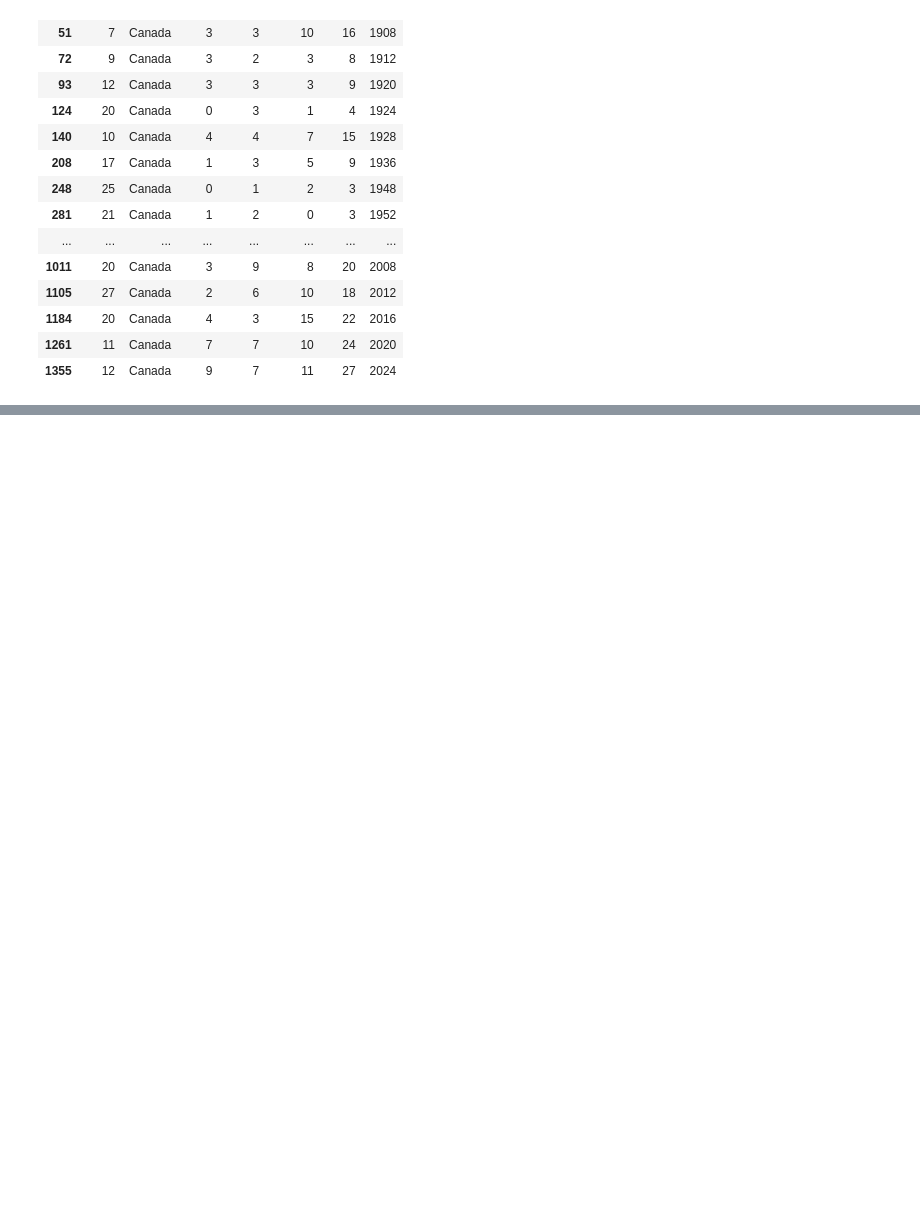
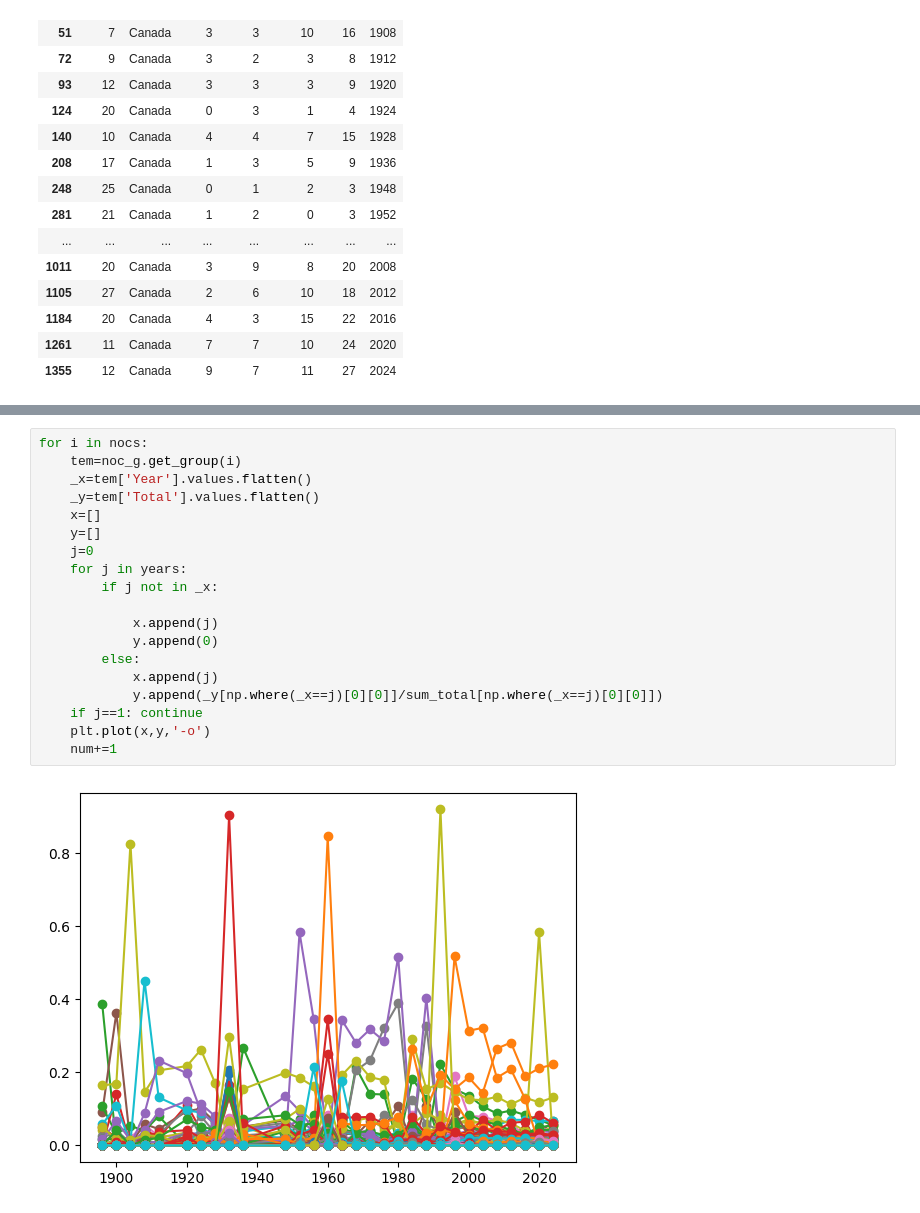
Before and after one commit to VicissitudeChat9619/MCM_Document, a Jupyter notebook: code/test.ipynb, the cells around one changed output, grey strips where cells are left out. Cells and saved outputs as stored; diff of their text form; blank space fills up the shorter version.

```diff
--- a/code/test.ipynb
+++ b/code/test.ipynb
@@ -112,0 +88,21 @@ print(num)
+# %%
+for i in nocs:
+    tem=noc_g.get_group(i)
+    _x=tem['Year'].values.flatten()
+    _y=tem['Total'].values.flatten()
+    x=[]
+    y=[]
+    j=0
+    for j in years:
+        if j not in _x:
+
+            x.append(j)
+            y.append(0)
+        else:
+            x.append(j)
+            y.append(_y[np.where(_x==j)[0][0]]/sum_total[np.where(_x==j)[0][0]])
+    if j==1: continue
+    plt.plot(x,y,'-o')
+    num+=1
+# %% [output]
+[figure, added]
```
Also changed, not shown: parts of 6 cells of this notebook.
